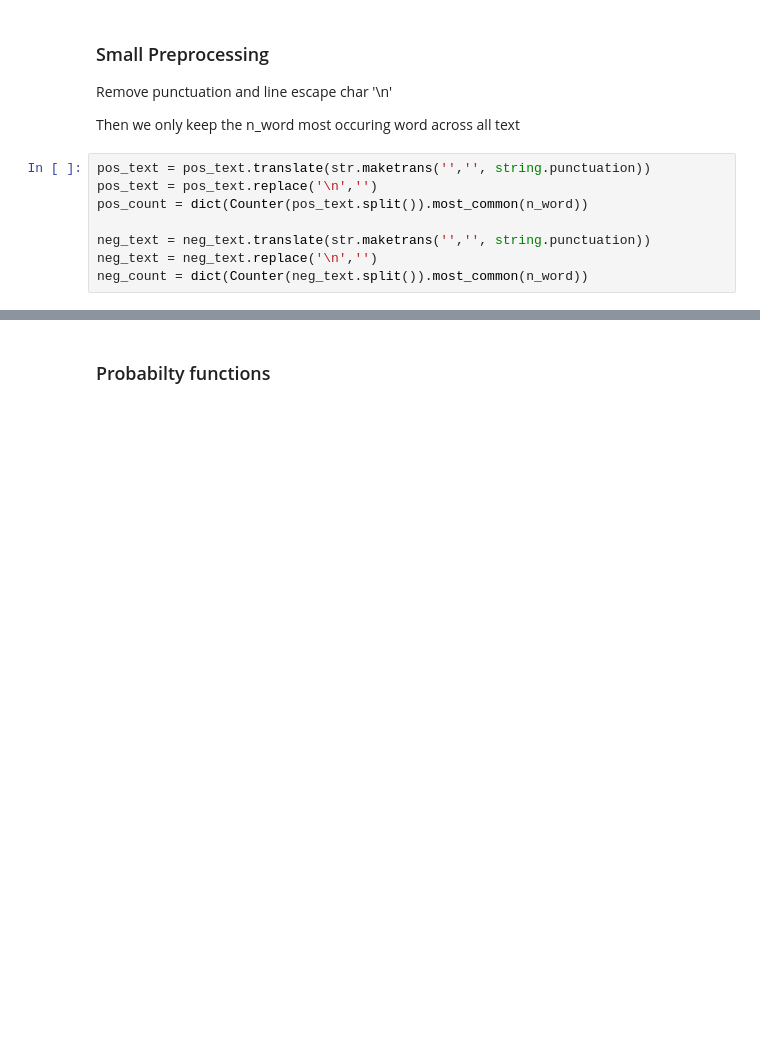
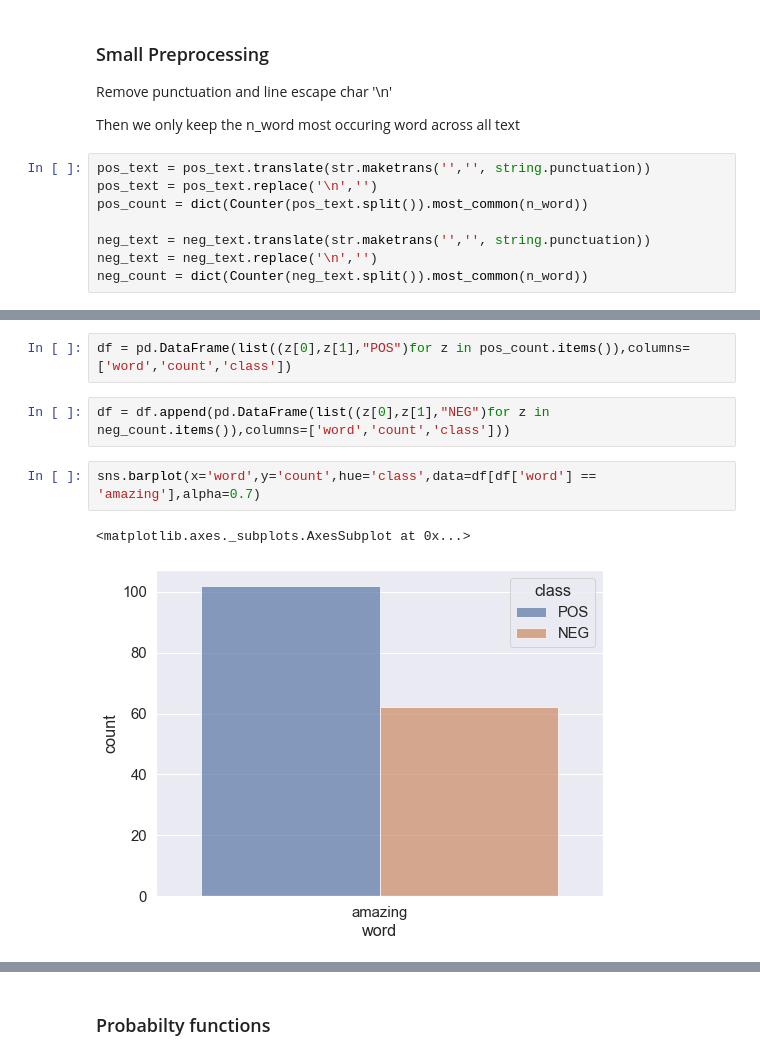
Before and after one commit to duranbe/clustering, a Jupyter notebook: TextClassificationNaiveBayes.ipynb, the cells around one changed output, grey strips where cells are left out. Drawn from its saved outputs; the diff is of its cells as text; blank space fills up the shorter version.

```diff
--- a/TextClassificationNaiveBayes.ipynb
+++ b/TextClassificationNaiveBayes.ipynb
@@ -46,0 +70,9 @@ neg_count = dict(Counter(neg_text.split()).most_common(n_word))
+# %%
+df = pd.DataFrame(list((z[0],z[1],"POS")for z in pos_count.items()),columns=['word','count','class'])
+# %%
+df = df.append(pd.DataFrame(list((z[0],z[1],"NEG")for z in neg_count.items()),columns=['word','count','class']))
+# %%
+sns.barplot(x='word',y='count',hue='class',data=df[df['word'] == 'amazing'],alpha=0.7)
+# %% [output]
+<matplotlib.axes._subplots.AxesSubplot at 0x...>
+[figure, added]
```
Also changed, not shown: parts of 16 cells of this notebook.
